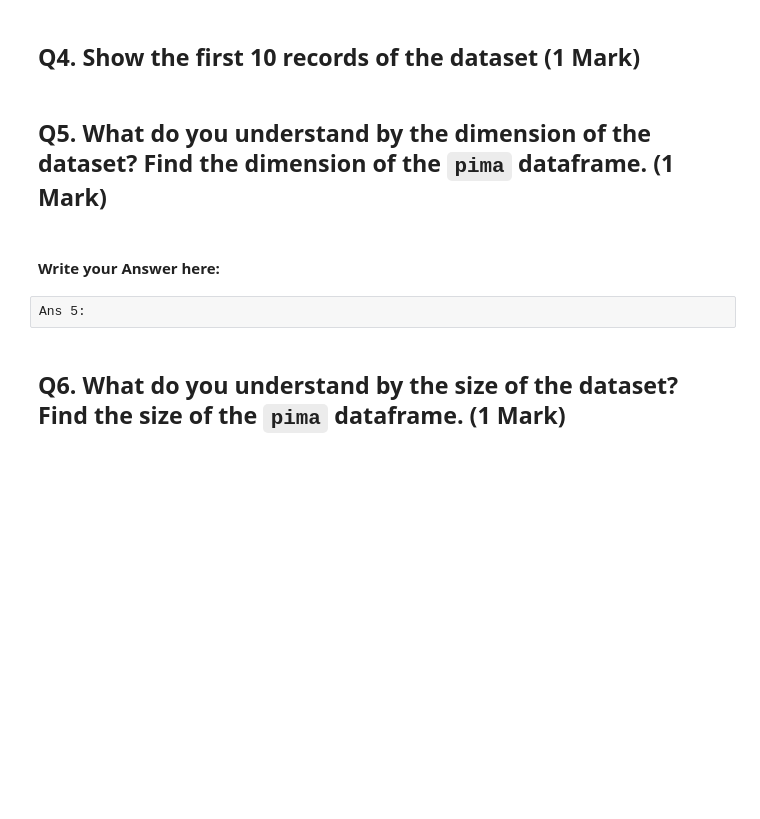
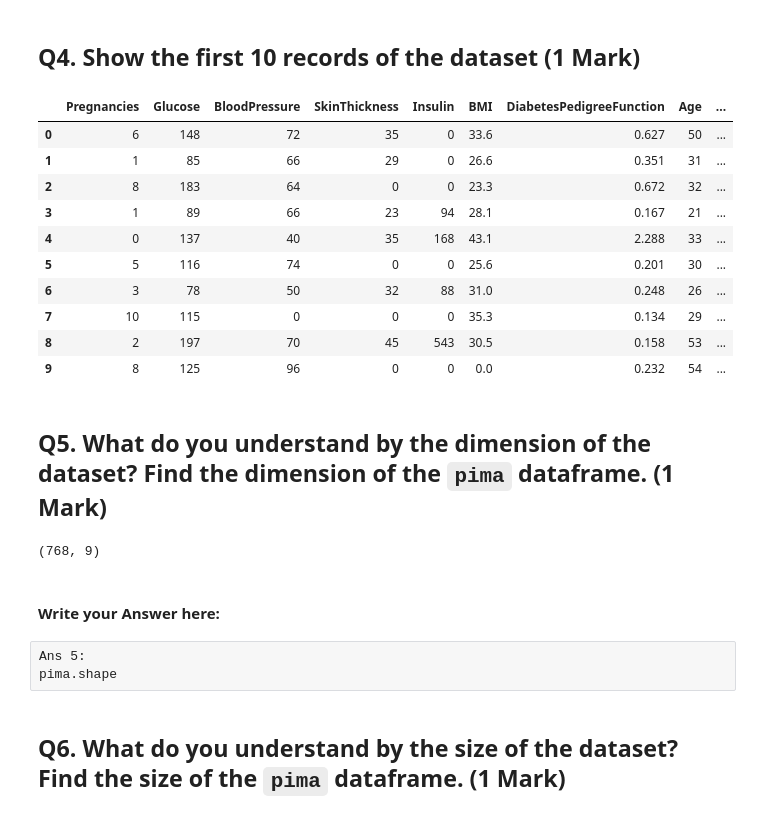
Before and after one commit to MikkoDT/MSAI516_Advanced_Programming_Language, a Jupyter notebook: Finals/MSAI_516_Project_Diabetes_Analysis.ipynb, the cells around one changed output. Drawn from its saved outputs; the diff is of its cells as text; code cells hidden in the pictures; blank space fills up the shorter version.

```diff
--- a/Finals/MSAI_516_Project_Diabetes_Analysis.ipynb
+++ b/Finals/MSAI_516_Project_Diabetes_Analysis.ipynb
@@ -66,17 +86,32 @@ Ans 3:
 # %%
 #remove _____ & write the appropriate function name and the number of rows to get in the output
 
-pima.____
+pima.head(10)
+# %% [output]
+|  | Pregnancies | Glucose | BloodPressure | SkinThickness | Insulin | BMI | DiabetesPedigreeFunction | Age | ... |
+| 0 | 6 | 148 | 72 | 35 | 0 | 33.6 | 0.627 | 50 | ... |
+| 1 | 1 | 85 | 66 | 29 | 0 | 26.6 | 0.351 | 31 | ... |
+| 2 | 8 | 183 | 64 | 0 | 0 | 23.3 | 0.672 | 32 | ... |
+| 3 | 1 | 89 | 66 | 23 | 94 | 28.1 | 0.167 | 21 | ... |
+| 4 | 0 | 137 | 40 | 35 | 168 | 43.1 | 2.288 | 33 | ... |
+| 5 | 5 | 116 | 74 | 0 | 0 | 25.6 | 0.201 | 30 | ... |
+| 6 | 3 | 78 | 50 | 32 | 88 | 31.0 | 0.248 | 26 | ... |
+| 7 | 10 | 115 | 0 | 0 | 0 | 35.3 | 0.134 | 29 | ... |
+| 8 | 2 | 197 | 70 | 45 | 543 | 30.5 | 0.158 | 53 | ... |
+| 9 | 8 | 125 | 96 | 0 | 0 | 0.0 | 0.232 | 54 | ... |
 # %% [markdown]
 ## Q5. What do you understand by the dimension of the dataset? Find the dimension of the `pima` dataframe. (1 Mark)
 # %%
 #remove _____ & write the appropriate function name
 
-pima.___
+pima.shape
+# %% [output]
+(768, 9)
 # %% [markdown]
 #### Write your Answer here:
 # %% [raw]
 Ans 5:
+pima.shape
 # %% [markdown]
 ## Q6. What do you understand by the size of the dataset? Find the size of the `pima` dataframe. (1 Mark)
 # %%
```
Also changed, not shown: parts of 22 cells of this notebook.
